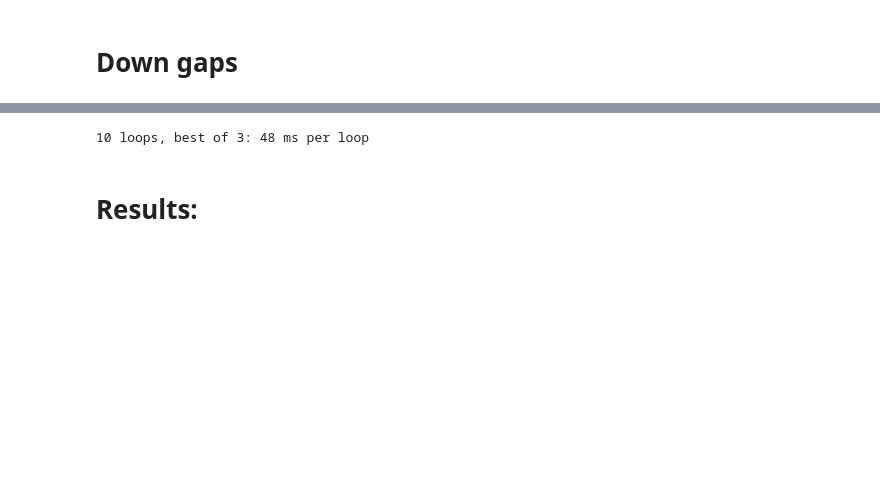
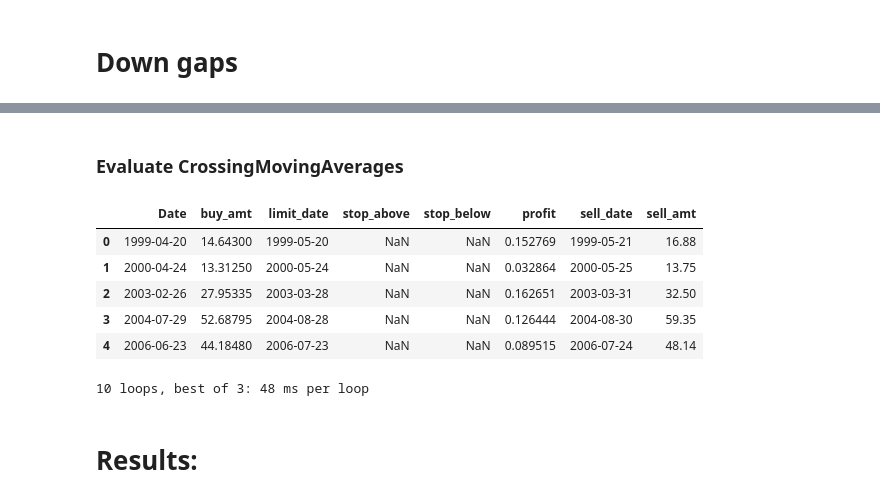
Before and after one commit to jayhack/N472JW, a Jupyter notebook: Exploration.ipynb, the cells around one changed output, grey strips where cells are left out. Cells and saved outputs as stored; diff of their text form; code cells hidden in the pictures; blank space fills up the shorter version.

```diff
--- a/Exploration.ipynb
+++ b/Exploration.ipynb
@@ -130,3 +101,19 @@ def evaluate(data, metric):
+# %% [markdown]
+### Evaluate CrossingMovingAverages
+# %%
+analyst = StockAnalyst()
+metric = CrossingMovingAverages()
+ticker, data = get_random_ticker()
+
+evaluation = analyst.evaluate(metric, data)
+evaluation.head()
+# %% [output]
+|  | Date | buy_amt | limit_date | stop_above | stop_below | profit | sell_date | sell_amt |
+| 0 | 1999-04-20 | 14.64300 | 1999-05-20 | NaN | NaN | 0.152769 | 1999-05-21 | 16.88 |
+| 1 | 2000-04-24 | 13.31250 | 2000-05-24 | NaN | NaN | 0.032864 | 2000-05-25 | 13.75 |
+| 2 | 2003-02-26 | 27.95335 | 2003-03-28 | NaN | NaN | 0.162651 | 2003-03-31 | 32.50 |
+| 3 | 2004-07-29 | 52.68795 | 2004-08-28 | NaN | NaN | 0.126444 | 2004-08-30 | 59.35 |
+| 4 | 2006-06-23 | 44.18480 | 2006-07-23 | NaN | NaN | 0.089515 | 2006-07-24 | 48.14 |
 # %%
 %%timeit
 orders = metric(data)
```
Also changed, not shown: parts of 5 cells of this notebook, 4 other files.
